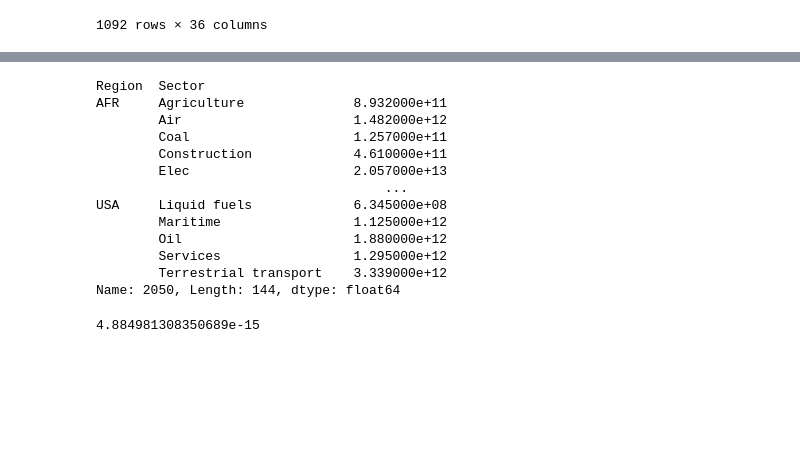
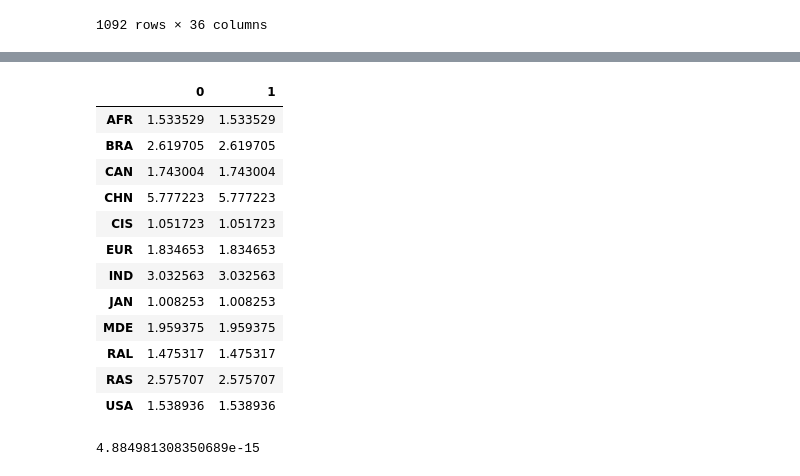
Before and after one commit to Maestrofinn/MatMat-Trade, a Jupyter notebook: main.ipynb, the cells around one changed output, grey strips where cells are left out. Drawn from its saved outputs; the diff is of its cells as text; code cells hidden in the pictures; blank space fills up the shorter version.

```diff
--- a/main.ipynb
+++ b/main.ipynb
@@ -1328,0 +1415,2 @@ emissions
+# %%
+Cons_change=pd.DataFrame(data=Cons,index=Reg,columns=["conso"])/pd.DataFrame(Cons_2015,index=Reg,columns=["conso"])
@@ -1328,0 +1435,15 @@ emissions
+# %%
+for region in model.regions:
+    for column in model.counterfactuals["IMACLIM_all_2050_INDC"].iot.Y[region].columns:
+        model.counterfactuals["IMACLIM_all_2050_INDC"].iot.Y[(region,column)]=model.counterfactuals["IMACLIM_all_2050_INDC"].iot.Y[(region,column)]*Cons_change.loc[region].values
+# %%
+from src.utils import recal_stressor_per_region
+
+Y=model.counterfactuals["IMACLIM_all_2050_INDC"].iot.Y.copy()
+model.counterfactuals["IMACLIM_all_2050_INDC"].iot.reset_to_flows()
+model.counterfactuals["IMACLIM_all_2050_INDC"].iot.L=None
+model.counterfactuals["IMACLIM_all_2050_INDC"].iot.Y=Y
+model.counterfactuals["IMACLIM_all_2050_INDC"].iot.calc_all()
+
+model.counterfactuals["IMACLIM_all_2050_INDC"].iot.stressor_extension=recal_stressor_per_region(
+        iot=model.counterfactuals["IMACLIM_all_2050_INDC"].iot,)
@@ -1336,19 +1471,24 @@ emissions_changes=emissions[2050]/emissions[2015]
-# %%
-emissions.loc["INDC",2050]
-# %% [output]
-Region  Sector
-AFR     Agriculture              8.932000e+11
-        Air                      1.482000e+12
-        Coal                     1.257000e+11
-        Construction             4.610000e+11
-        Elec                     2.057000e+13
-                                     ...
-USA     Liquid fuels             6.345000e+08
-        Maritime                 1.125000e+12
-        Oil                      1.880000e+12
-        Services                 1.295000e+12
-        Terrestrial transport    3.339000e+12
-Name: 2050, Length: 144, dtype: float64
+# %%
+consumption_data=pd.DataFrame(pd.concat([model.counterfactuals["IMACLIM_all_2015_"+scenario].iot.Y.sum(axis=0).groupby("region").sum() for scenario in scenario_list[:5]],
+          keys=scenario_list,
+          names=("scenario","region")),columns=["Consumption"])
+# %%
+df_used_2015=pd.concat([(consumption_data/1000).loc["INDC"],pd.DataFrame(data=Cons_2015,index=Reg,columns=["conso"])],axis=1)
+pd.concat([df_used_2015["Consumption"]/df_used_2015["conso"],df_used["Consumption"]/df_used["conso"]],axis=1)
+# %% [output]
+|  | 0 | 1 |
+| AFR | 1.533529 | 1.533529 |
+| BRA | 2.619705 | 2.619705 |
+| CAN | 1.743004 | 1.743004 |
+| CHN | 5.777223 | 5.777223 |
+| CIS | 1.051723 | 1.051723 |
+| EUR | 1.834653 | 1.834653 |
+| IND | 3.032563 | 3.032563 |
+| JAN | 1.008253 | 1.008253 |
+| MDE | 1.959375 | 1.959375 |
+| RAL | 1.475317 | 1.475317 |
+| RAS | 2.575707 | 2.575707 |
+| USA | 1.538936 | 1.538936 |
 # %%
 #weird but good sign, shows the difference in relative changes in emissions once technological change, emissivity and production changes are used
 ((model.counterfactuals["IMACLIM_all_demand_change_2050_INDC"].iot.stressor_extension.D_pba.sum(axis=0,level=1).loc["CO2",:]/model.counterfactuals["IMACLIM_all_2015_INDC"].iot.stressor_extension.D_pba.sum(axis=0,level=1).loc["CO2",:])-emissions_changes.loc["INDC"]).max()
```
Also changed, not shown: parts of 21 cells of this notebook, 2 other files.
